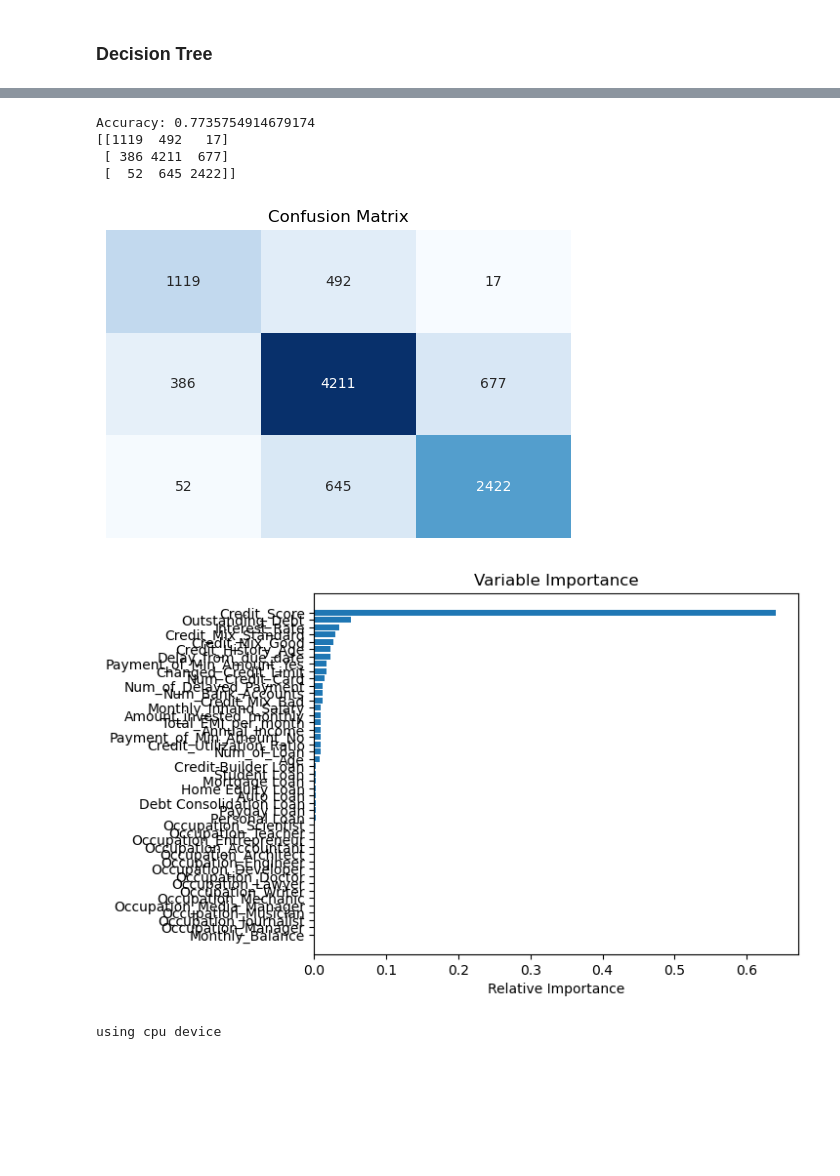
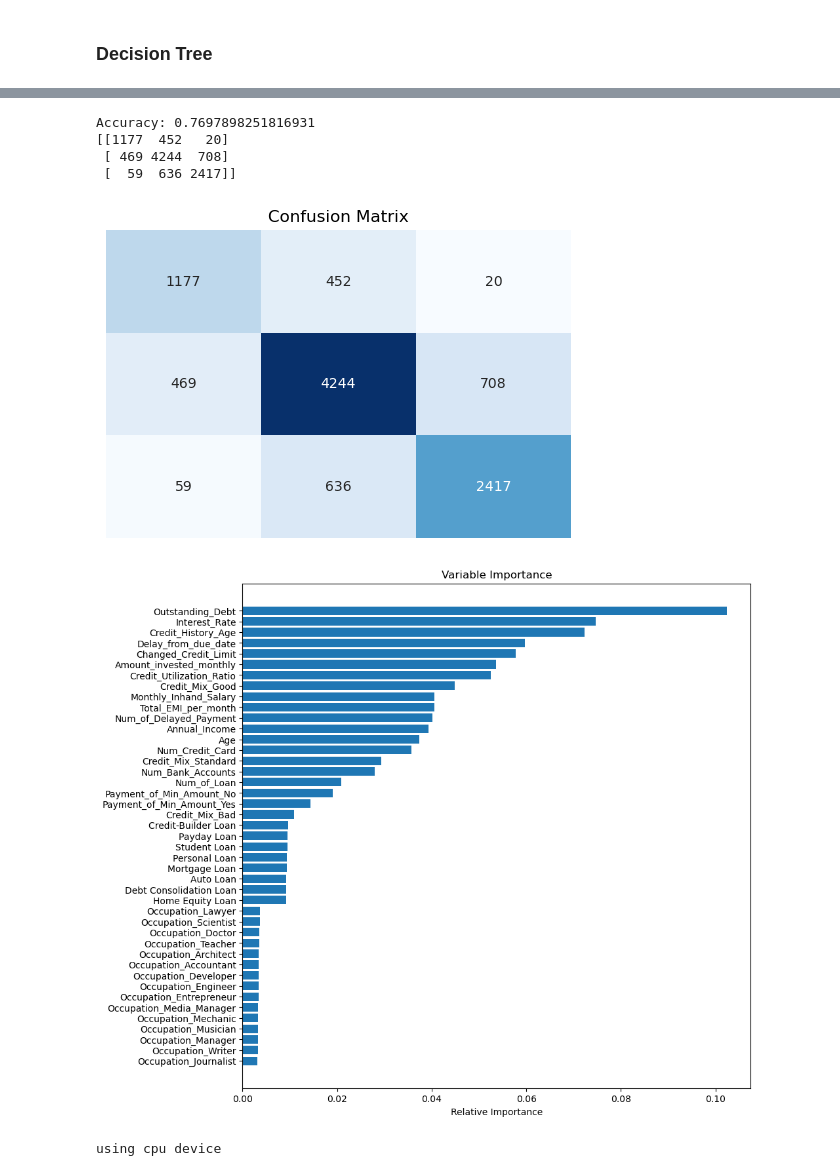
Before and after one commit to jhsieh731/pytorch_playground, a Jupyter notebook: credit/credit.ipynb, the cells around one changed output, grey strips where cells are left out. Saved outputs shown, nothing was run; the diff lists cells and outputs as text; code cells hidden in the pictures; blank space fills up the shorter version.

Commit message:
Removed Monthly Balance

```diff
--- a/credit/credit.ipynb
+++ b/credit/credit.ipynb
@@ -15,6 +15,9 @@ df = train.dropna(axis=0, how='any') # figure out how to bootstrap
 #Drop columns
 df = df.drop(['ID', 'Customer_ID', 'Month', 'Name', 'SSN','Num_Credit_Inquiries', 'Payment_Behaviour'], axis=1)
 
+#Drop unimportant columns
+df = df.drop(['Monthly_Balance'], axis=1)
+
 #Removing extra underscores from columns
 df['Age'] = df['Age'].str.replace('_', '')
 df['Annual_Income'] = df['Annual_Income'].str.replace('_', '')
@@ -23,7 +26,7 @@ df['Num_of_Delayed_Payment'] = df['Num_of_Delayed_Payment'].str.replace('_', '')
 df['Changed_Credit_Limit'] = df['Changed_Credit_Limit'].str.replace('_', '')
 df['Outstanding_Debt'] = df['Outstanding_Debt'].str.replace('_', '')
 df['Amount_invested_monthly'] = df['Amount_invested_monthly'].str.replace('_', '')
-df['Monthly_Balance'] = df['Monthly_Balance'].str.replace('_', '')
+# df['Monthly_Balance'] = df['Monthly_Balance'].str.replace('_', '')
 df = df.dropna(axis=0, how='any')
 
 
@@ -150,6 +153,6 @@ print(final_df.shape)
 # %%
 # Change variable types of columns
-final_df = final_df.astype({'Age': float, 'Annual_Income' : float, 'Num_of_Loan': float, 'Num_of_Delayed_Payment': float,'Changed_Credit_Limit': float, 'Outstanding_Debt': float, 'Amount_invested_monthly': float, 'Monthly_Balance': float})
+final_df = final_df.astype({'Age': float, 'Annual_Income' : float, 'Num_of_Loan': float, 'Num_of_Delayed_Payment': float,'Changed_Credit_Limit': float, 'Outstanding_Debt': float, 'Amount_invested_monthly': float})
 # %%
 to_standardize = ['Num_Bank_Accounts', 'Annual_Income', 'Monthly_Inhand_Salary', 'Changed_Credit_Limit', 'Outstanding_Debt', 'Credit_Utilization_Ratio',
               'Total_EMI_per_month', 'Amount_invested_monthly', 'Monthly_Balance', 'Num_Credit_Card', 'Interest_Rate', 'Num_of_Loan', 'Delay_from_due_date',
@@ -242,11 +245,11 @@ sns.heatmap(cm, annot=True, cmap='Blues', fmt='g', xticklabels=False, yticklabel
 plt.title('Confusion Matrix')
 plt.show()
 # %% [output]
-Accuracy: 0.7735754914679174
-[[1119  492   17]
- [ 386 4211  677]
- [  52  645 2422]]
+Accuracy: 0.7697898251816931
+[[1177  452   20]
+ [ 469 4244  708]
+ [  59  636 2417]]
-[figure, old version]
+[figure, new version]
 # %%
 # from sklearn import neighbors
 # # Create a KNN classifier and fit it to the training data
@@ -285,35 +288,36 @@ test_data = list(zip(map(to_float, x_test), y_test))
 # %%
 # Feature Selection
 features = np.array(['Age', 'Annual_Income', 'Monthly_Inhand_Salary', 'Num_Bank_Accounts',
 'Num_Credit_Card', 'Interest_Rate', 'Num_of_Loan', 'Delay_from_due_date',
 'Num_of_Delayed_Payment', 'Changed_Credit_Limit', 'Outstanding_Debt',
 'Credit_Utilization_Ratio', 'Total_EMI_per_month',
-'Amount_invested_monthly', 'Monthly_Balance', 'Credit_Score',
+'Amount_invested_monthly',
 'Personal Loan', 'Auto Loan', 'Mortgage Loan', 'Credit-Builder Loan',
 'Debt Consolidation Loan', 'Student Loan', 'Payday Loan', 'Home Equity Loan',
 'Credit_History_Age', 'Occupation_Accountant', 'Occupation_Architect',
 'Occupation_Developer', 'Occupation_Doctor', 'Occupation_Engineer',
 'Occupation_Entrepreneur', 'Occupation_Journalist', 'Occupation_Lawyer',
 'Occupation_Manager', 'Occupation_Mechanic', 'Occupation_Media_Manager',
 'Occupation_Musician', 'Occupation_Scientist', 'Occupation_Teacher',
 'Occupation_Writer', 'Credit_Mix_Bad', 'Credit_Mix_Good',
 'Credit_Mix_Standard', 'Payment_of_Min_Amount_No',
 'Payment_of_Min_Amount_Yes'])
 
 clf = ensemble.RandomForestClassifier()
 clf.fit(final_df[features], final_df['Credit_Score'])
 
 importances = clf.feature_importances_
 sorted_idx = np.argsort(importances)
 
 padding = np.arange(len(features)) + 0.5
+plt.figure(figsize=(10, 10))
 plt.barh(padding, importances[sorted_idx], align='center')
 plt.yticks(padding, features[sorted_idx])
 plt.xlabel("Relative Importance")
 plt.title("Variable Importance")
 plt.show()
 # %% [output]
-[figure, old version]
+[figure, new version]
 # %%
 from torch import nn
 from torchvision import transforms
```
Also changed, not shown: parts of 6 cells of this notebook.
